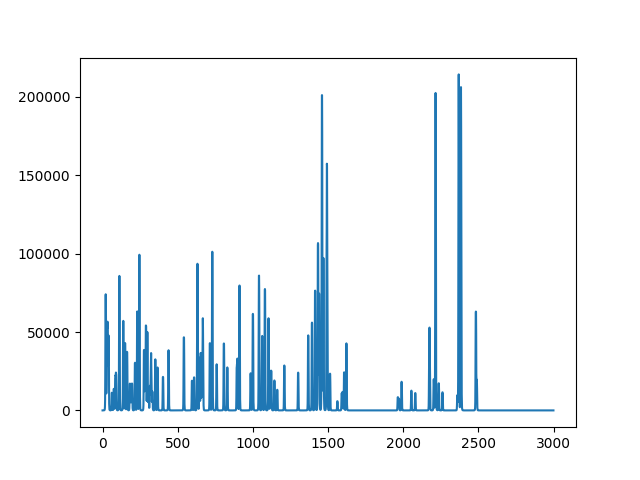
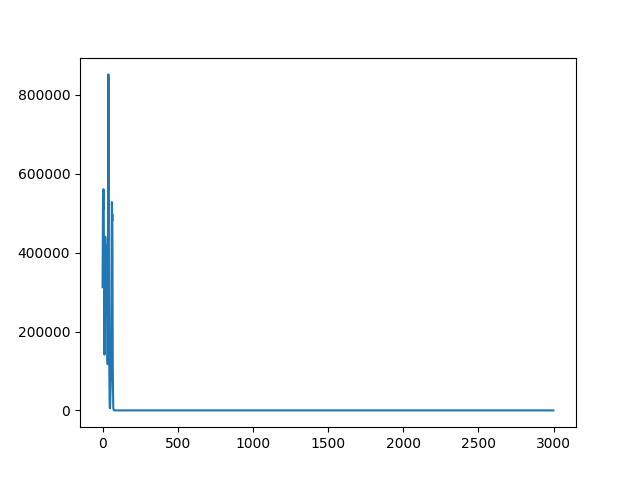
The change to this notebook cell's code, shown as a diff; its figure went from the first image to the second:
--- before
+++ after
@@ -1,2 +1,2 @@
 plt.figure()
-plt.plot(Spec1D.calcModel(lines, 3000, 10000, 0.5))
+plt.plot(Spec1D.calcModel(lines, 3000, 10000, 0.13503503503503503))

Commit: Added interactive parameter plots